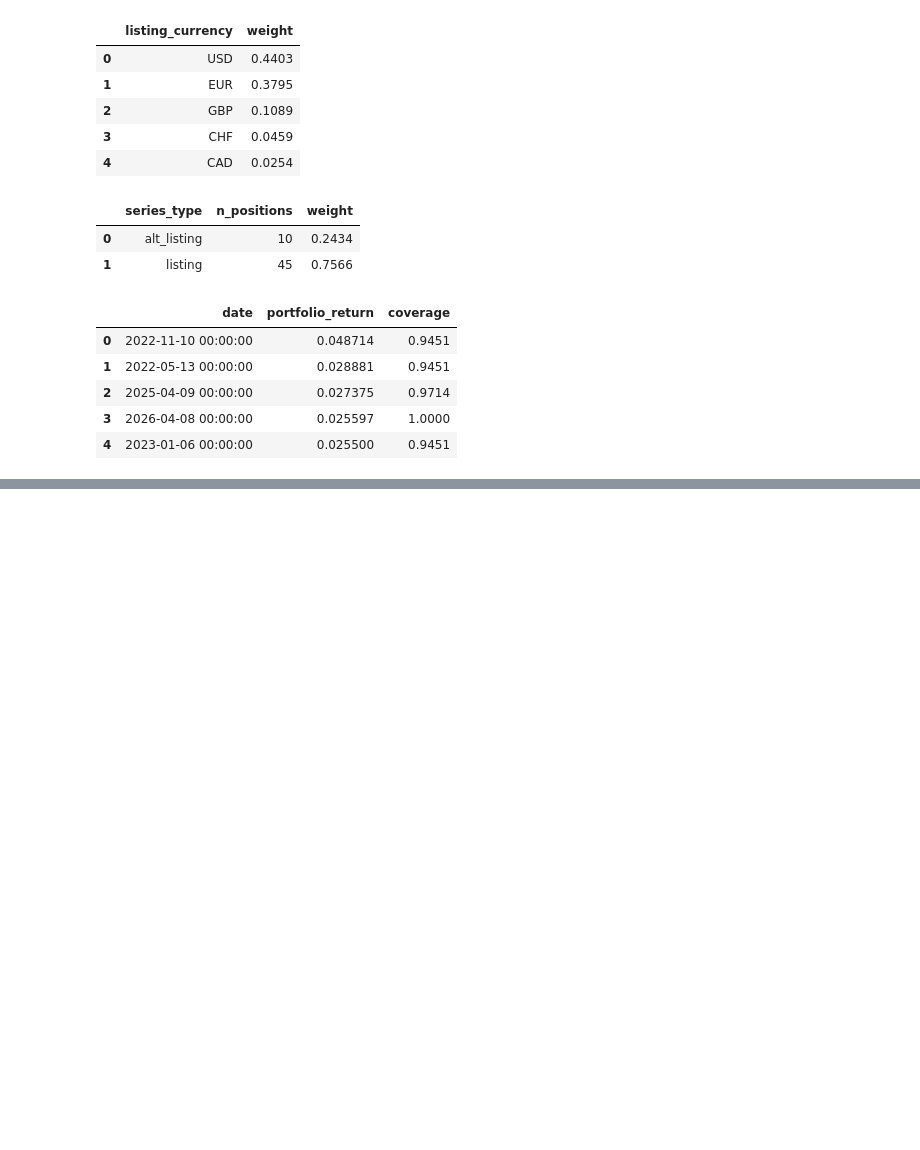
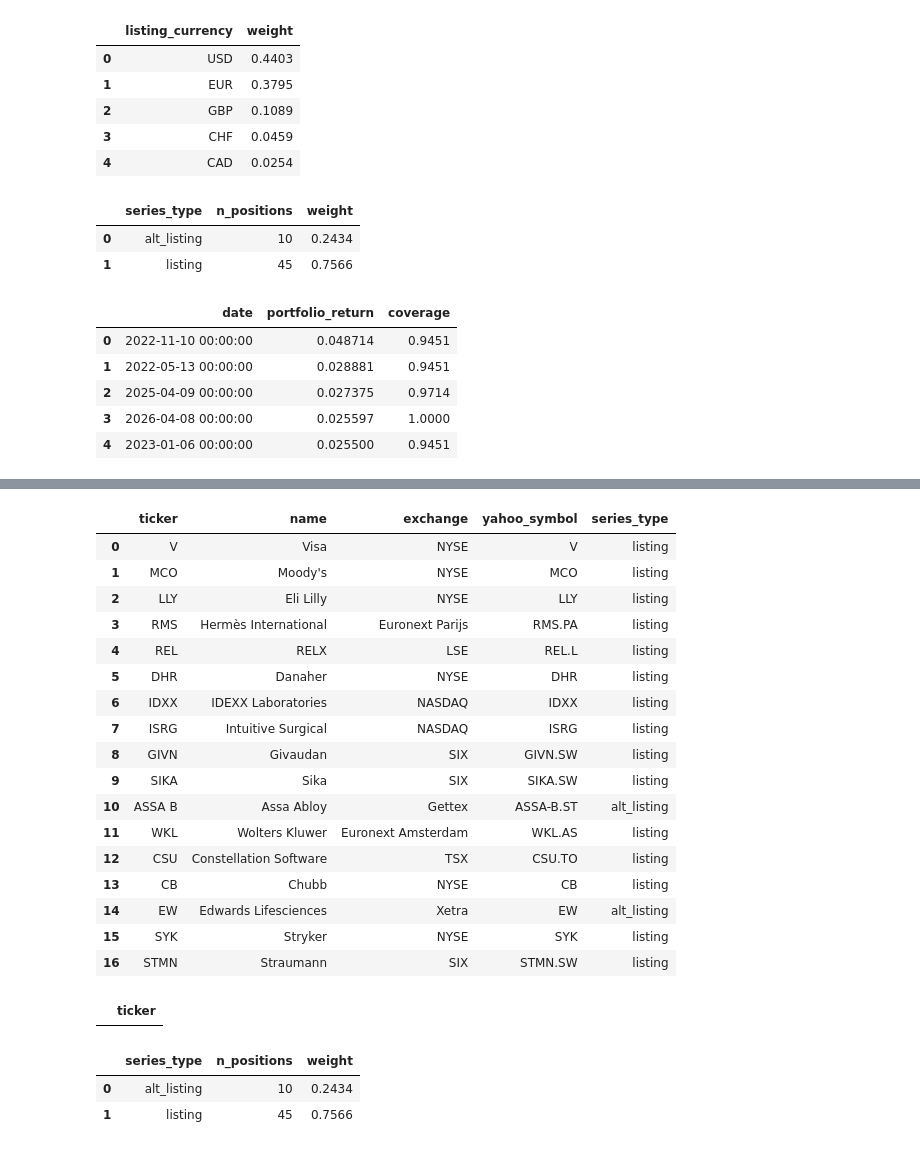
Before and after one commit to caswvandersteen/Investment-Portfolio-Analysis, a Jupyter notebook: notebooks/03_sql_basics.ipynb, the cells around one changed output, grey strips where cells are left out. Saved outputs shown, nothing was run; the diff lists cells and outputs as text; code cells hidden in the pictures; blank space fills up the shorter version.

```diff
--- a/notebooks/03_sql_basics.ipynb
+++ b/notebooks/03_sql_basics.ipynb
@@ -302,0 +507,46 @@ LIMIT 5
+# %%
+query("""
+SELECT h.ticker, h.name, h.exchange, s.yahoo_symbol, s.series_type
+FROM holdings AS h
+JOIN symbols AS s ON h.ticker = s.ticker
+WHERE h.pie = 'Kwaliteit'
+""")
+# %% [output]
+|  | ticker | name | exchange | yahoo_symbol | series_type |
+| 0 | V | Visa | NYSE | V | listing |
+| 1 | MCO | Moody's | NYSE | MCO | listing |
+| 2 | LLY | Eli Lilly | NYSE | LLY | listing |
+| 3 | RMS | Hermès International | Euronext Parijs | RMS.PA | listing |
+| 4 | REL | RELX | LSE | REL.L | listing |
+| 5 | DHR | Danaher | NYSE | DHR | listing |
+| 6 | IDXX | IDEXX Laboratories | NASDAQ | IDXX | listing |
+| 7 | ISRG | Intuitive Surgical | NASDAQ | ISRG | listing |
+| 8 | GIVN | Givaudan | SIX | GIVN.SW | listing |
+| 9 | SIKA | Sika | SIX | SIKA.SW | listing |
+| 10 | ASSA B | Assa Abloy | Gettex | ASSA-B.ST | alt_listing |
+| 11 | WKL | Wolters Kluwer | Euronext Amsterdam | WKL.AS | listing |
+| 12 | CSU | Constellation Software | TSX | CSU.TO | listing |
+| 13 | CB | Chubb | NYSE | CB | listing |
+| 14 | EW | Edwards Lifesciences | Xetra | EW | alt_listing |
+| 15 | SYK | Stryker | NYSE | SYK | listing |
+| 16 | STMN | Straumann | SIX | STMN.SW | listing |
+# %%
+query("""
+SELECT h.ticker
+FROM holdings AS h
+LEFT JOIN symbols AS s ON h.ticker = s.ticker
+WHERE s.ticker IS NULL
+""")
+# %% [output]
+|  | ticker |
+# %%
+query("""
+SELECT s.series_type, COUNT(*) AS n_positions, SUM(h.weight_in_portfolio) AS weight
+FROM symbols AS s
+JOIN holdings AS h ON s.ticker = h.ticker
+GROUP BY s.series_type
+""")
+# %% [output]
+|  | series_type | n_positions | weight |
+| 0 | alt_listing | 10 | 0.2434 |
+| 1 | listing | 45 | 0.7566 |
```
Also changed, not shown: parts of 17 cells of this notebook, 2 other files.
